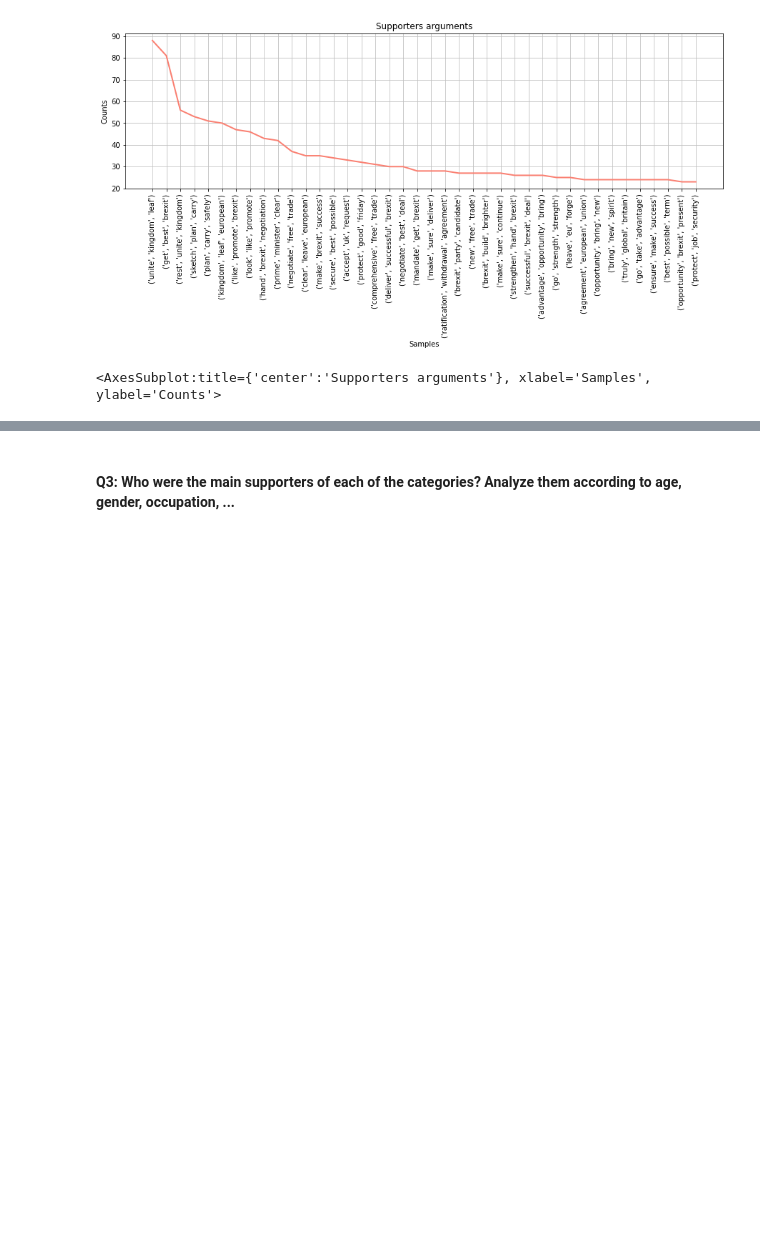
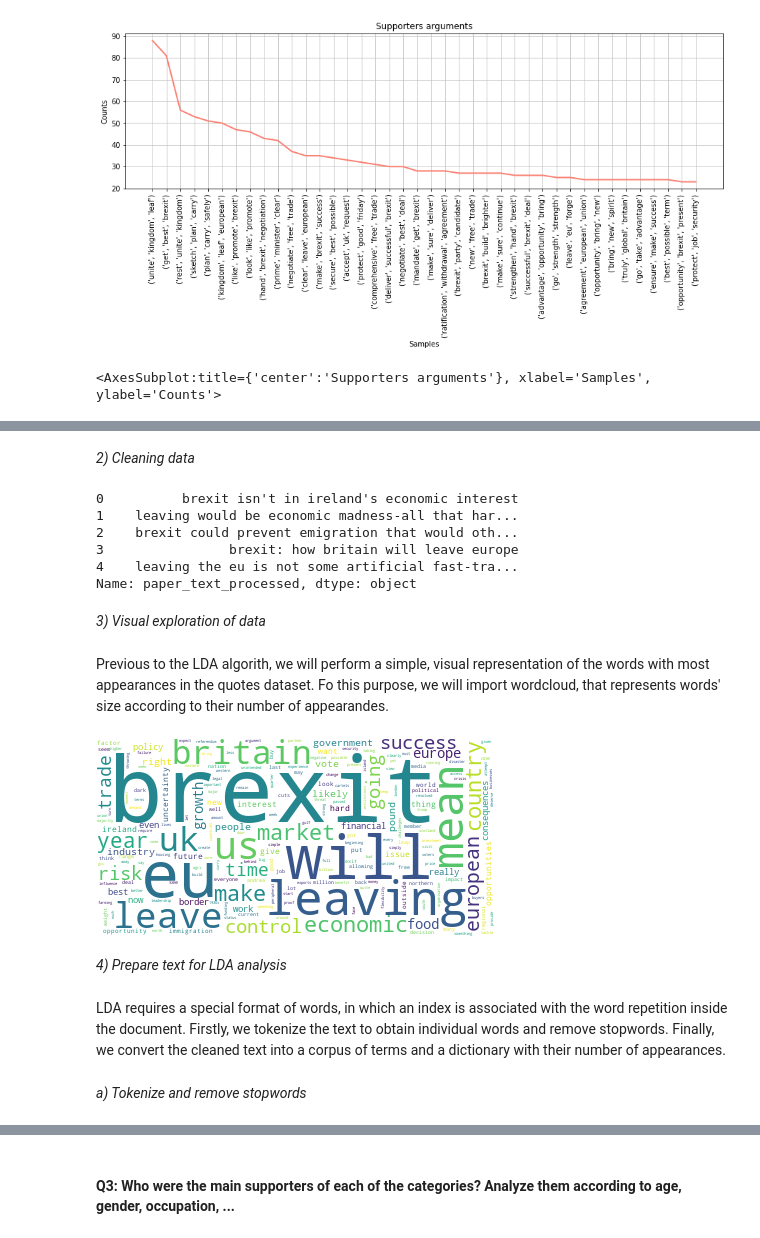
Before and after one commit to epfl-ada/ada-2021-project-kava, a Jupyter notebook: milestone2_template.ipynb, the cells around one changed output, grey strips where cells are left out. Drawn from its saved outputs; the diff is of its cells as text; code cells hidden in the pictures; blank space fills up the shorter version.

Commit message:
With LDA analysis integrated and run
(I used df_step3.json.bz2)

```diff
--- a/milestone2_template.ipynb
+++ b/milestone2_template.ipynb
@@ -1195,0 +1209,9 @@ After analyzing the different trigrams, we can highlight some of the quotes that
+# %%
+# Load the previously exported Json file into a pandas dataframe for easy manipulation
+import pandas as pd
+import os
+
+papers = pd.read_json('./data/df_step3.json.bz2', compression='bz2', lines=True)
+
+# Print some lines
+papers.head()
@@ -1195,0 +1225,27 @@ After analyzing the different trigrams, we can highlight some of the quotes that
+# %% [markdown]
+*2) Cleaning data*
+# %%
+# Load the regular expression library
+import re
+
+# Remove punctuation signs such as commas, exclamatory signs, quotation marks, etc
+papers['paper_text_processed'] = \
+papers['quotation'].map(lambda x: re.sub('[,\.!?]', '', x))
+
+# Convert the quotations to lowercase, to avoid considering lower cased or higher cased words differently
+papers['paper_text_processed'] = \
+papers['paper_text_processed'].map(lambda x: x.lower())
+
+# Print out the first rows of the dataset
+papers['paper_text_processed'].head()
+# %% [output]
+0          brexit isn't in ireland's economic interest
+1    leaving would be economic madness-all that har...
+2    brexit could prevent emigration that would oth...
+3                brexit: how britain will leave europe
+4    leaving the eu is not some artificial fast-tra...
+Name: paper_text_processed, dtype: object
+# %% [markdown]
+*3) Visual exploration of data*
+# %% [markdown]
+Previous to the LDA algorith, we will perform a simple, visual representation of the words with most appearances in the quotes dataset. Fo this purpose, we will import wordcloud, that represents words' size according to their number of appearandes.
@@ -1195,0 +1255,23 @@ After analyzing the different trigrams, we can highlight some of the quotes that
+# %%
+# Import the wordcloud library
+from wordcloud import WordCloud
+
+# Join the different processed titles together.
+long_string = ','.join(list(papers['paper_text_processed'].values))
+
+# Create a WordCloud object
+wordcloud = WordCloud(background_color="white", max_words=1000, contour_width=3, contour_color='steelblue')
+
+# Generate a word cloud
+wordcloud.generate(long_string)
+
+# Visualize the word cloud
+wordcloud.to_image()
+# %% [output]
+[figure, added]
+# %% [markdown]
+*4) Prepare text for LDA analysis*
+# %% [markdown]
+LDA requires a special format of words, in which an index is associated with the word repetition inside the document. Firstly, we tokenize the text to obtain individual words and remove stopwords. Finally, we convert the cleaned text into a corpus of terms and a dictionary with their number of appearances.
+# %% [markdown]
+*a) Tokenize and remove stopwords*
```
Also changed, not shown: parts of 20 cells of this notebook.
